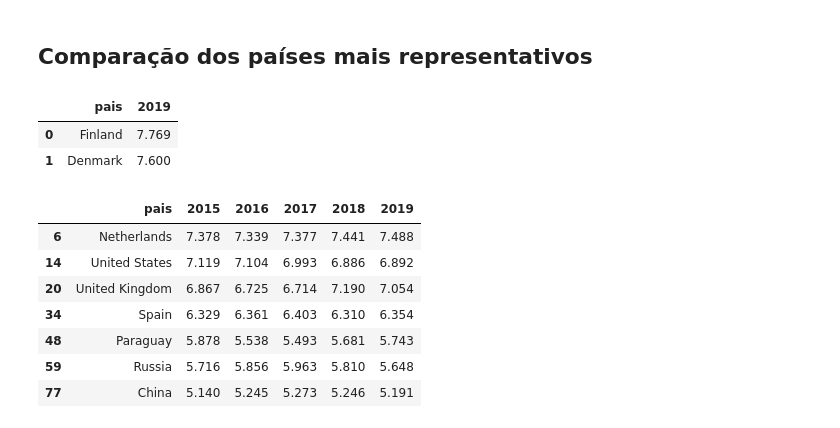
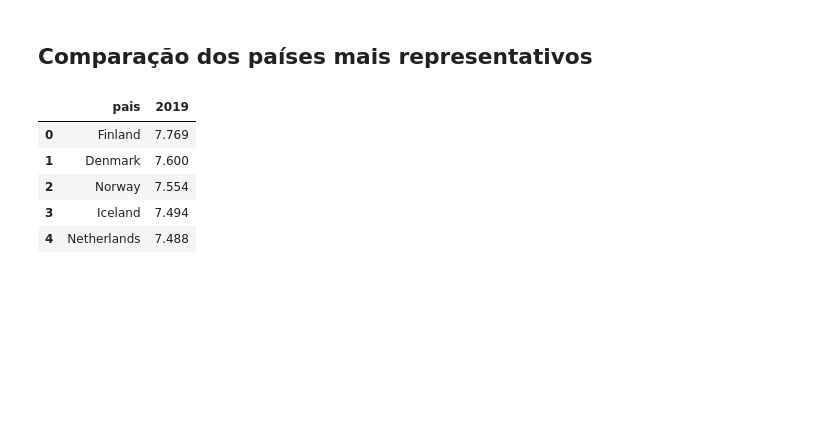
Before and after one commit to MCardosoDev/Tech_Challenge_Fase1, a Jupyter notebook: Tech_Challenge.ipynb, the cells around one changed output. Saved outputs shown, nothing was run; the diff lists cells and outputs as text; code cells hidden in the pictures; blank space fills up the shorter version.

```diff
--- a/Tech_Challenge.ipynb
+++ b/Tech_Challenge.ipynb
@@ -1339,37 +1568,24 @@ plot_regressao_estimada_comparacao(paises_unemployment, 'Comparação do desempr
 # %%
 dataset_2015 = pd.read_csv('Data/2015.csv', sep=',')
 dataset_2015 = dataset_2015[['Country','Happiness Score']]
 dataset_2015.rename(columns={"Country": "pais", "Happiness Score": "2015"}, inplace=True)
 dataset_2016 = pd.read_csv('Data/2016.csv', sep=',')
 dataset_2016 = dataset_2016[['Country','Happiness Score']]
 dataset_2016.rename(columns={"Country": "pais", "Happiness Score": "2016"}, inplace=True)
 dataset_2017 = pd.read_csv('Data/2017.csv', sep=',')
 dataset_2017 = dataset_2017[['Country','Happiness.Score']]
 dataset_2017.rename(columns={"Country": "pais", "Happiness.Score": "2017"}, inplace=True)
 dataset_2018 = pd.read_csv('Data/2018.csv', sep=',')
 dataset_2018 = dataset_2018[['Country or region','Score']]
 dataset_2018.rename(columns={"Country or region": "pais", "Score": "2018"}, inplace=True)
 dataset_2019 = pd.read_csv('Data/2019.csv', sep=',')
 dataset_2019 = dataset_2019[['Country or region','Score']]
 dataset_2019.rename(columns={"Country or region": "pais", "Score": "2019"}, inplace=True)
-dataset_2019.head(2)
+dataset_2019.head()
 # %% [output]
 |  | pais | 2019 |
 | 0 | Finland | 7.769 |
 | 1 | Denmark | 7.600 |
+| 2 | Norway | 7.554 |
+| 3 | Iceland | 7.494 |
+| 4 | Netherlands | 7.488 |
-# %%
-dataset_whr = pd.merge(dataset_2015, dataset_2016, on='pais')
-dataset_whr = pd.merge(dataset_whr, dataset_2017, on='pais')
-dataset_whr = pd.merge(dataset_whr, dataset_2018, on='pais')
-dataset_whr = pd.merge(dataset_whr, dataset_2019, on='pais')
-dataset_whr = dataset_whr.query("pais == 'Paraguay' or pais == 'Russia' or pais == 'United States' or pais == 'United Kingdom' or pais == 'China' or pais == 'Netherlands' or pais == 'Spain'")
-dataset_whr.head(10)
-# %% [output]
-|  | pais | 2015 | 2016 | 2017 | 2018 | 2019 |
-| 6 | Netherlands | 7.378 | 7.339 | 7.377 | 7.441 | 7.488 |
-| 14 | United States | 7.119 | 7.104 | 6.993 | 6.886 | 6.892 |
-| 20 | United Kingdom | 6.867 | 6.725 | 6.714 | 7.190 | 7.054 |
-| 34 | Spain | 6.329 | 6.361 | 6.403 | 6.310 | 6.354 |
-| 48 | Paraguay | 5.878 | 5.538 | 5.493 | 5.681 | 5.743 |
-| 59 | Russia | 5.716 | 5.856 | 5.963 | 5.810 | 5.648 |
-| 77 | China | 5.140 | 5.245 | 5.273 | 5.246 | 5.191 |
```
Also changed, not shown: parts of 16 cells of this notebook, 5 other files.
